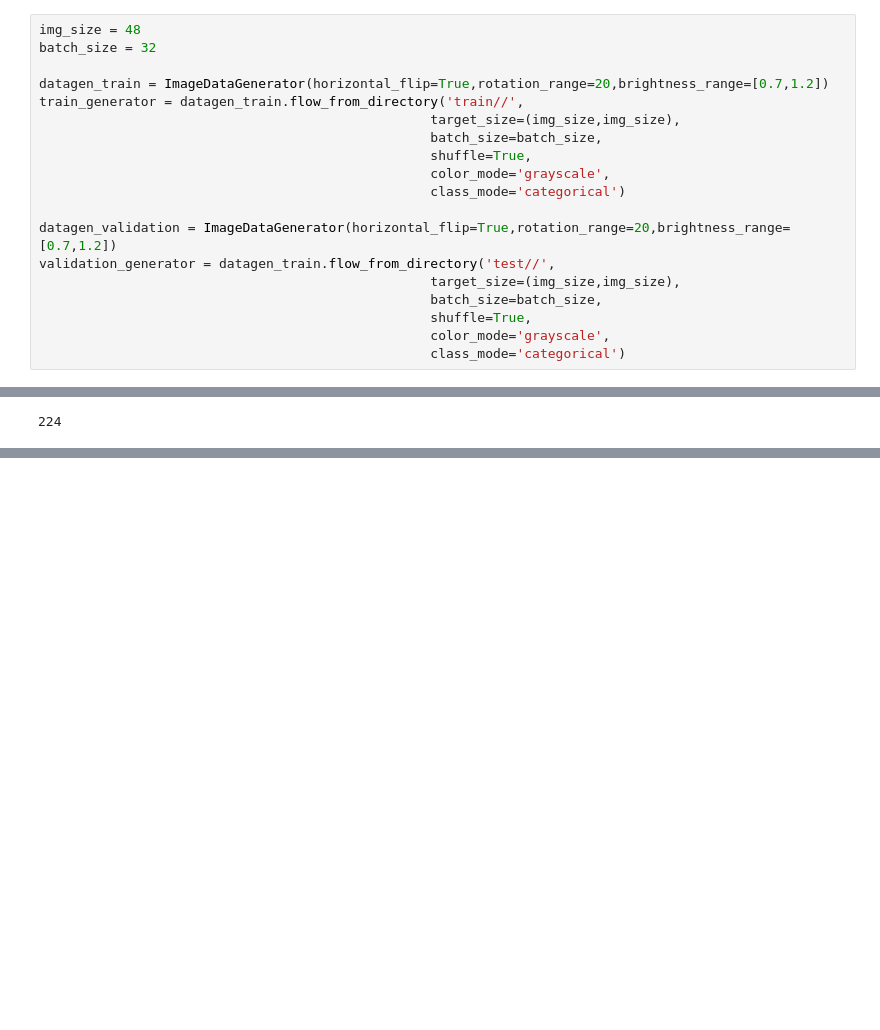
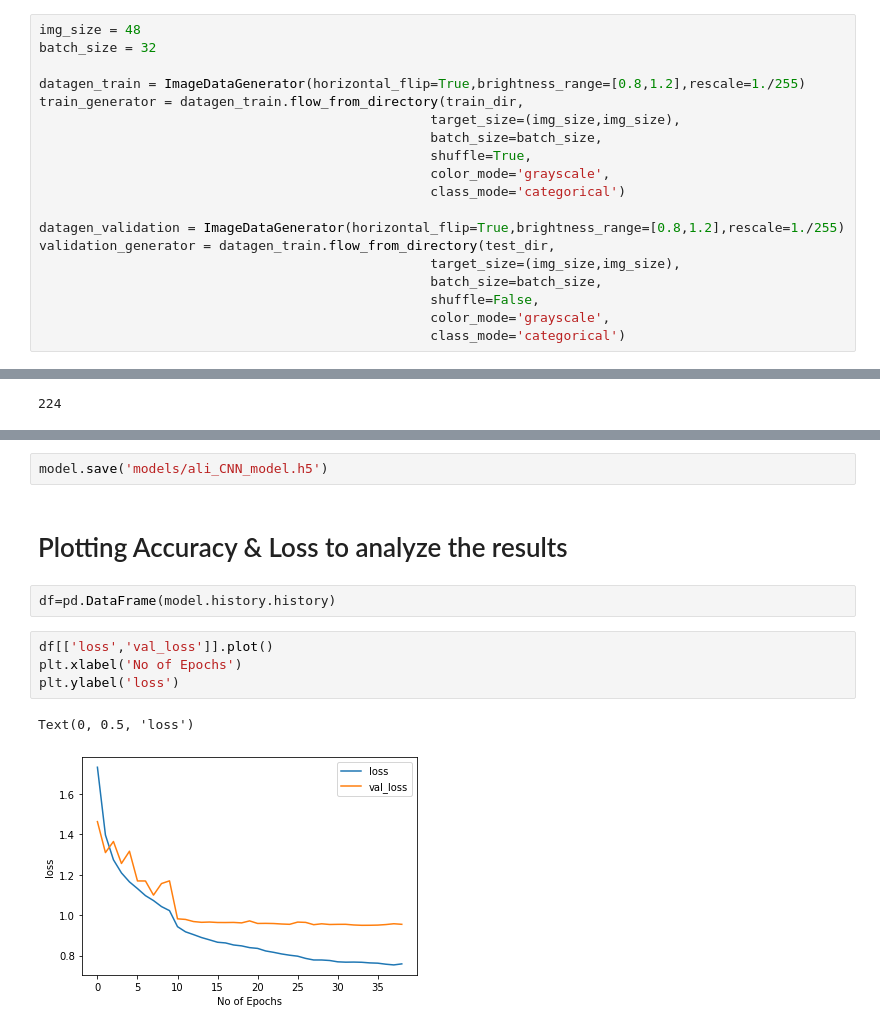
Before and after one commit to Ali-Asgar-Lakdawala/Face-Emotion-Recognition, a Jupyter notebook: Face Emotion Recognition CNN.ipynb, the cells around one changed output, grey strips where cells are left out. Saved outputs shown, nothing was run; the diff lists cells and outputs as text; blank space fills up the shorter version.

Commit message:
CNN model and its perfomance plots

```diff
--- a/Face Emotion Recognition CNN.ipynb
+++ b/Face Emotion Recognition CNN.ipynb
@@ -96,19 +103,19 @@ for expression in os.listdir("train/"):
 img_size = 48
 batch_size = 32
 
-datagen_train = ImageDataGenerator(horizontal_flip=True,rotation_range=20,brightness_range=[0.7,1.2])
-train_generator = datagen_train.flow_from_directory('train//',
+datagen_train = ImageDataGenerator(horizontal_flip=True,brightness_range=[0.8,1.2],rescale=1./255)
+train_generator = datagen_train.flow_from_directory(train_dir,
                                                   target_size=(img_size,img_size),
                                                   batch_size=batch_size,
                                                   shuffle=True,
                                                   color_mode='grayscale',
                                                   class_mode='categorical')
 
-datagen_validation = ImageDataGenerator(horizontal_flip=True,rotation_range=20,brightness_range=[0.7,1.2])
-validation_generator = datagen_train.flow_from_directory('test//',
+datagen_validation = ImageDataGenerator(horizontal_flip=True,brightness_range=[0.8,1.2],rescale=1./255)
+validation_generator = datagen_train.flow_from_directory(test_dir,
                                                   target_size=(img_size,img_size),
                                                   batch_size=batch_size,
-                                                  shuffle=True,
+                                                  shuffle=False,
                                                   color_mode='grayscale',
                                                   class_mode='categorical')
 # %% [output]
@@ -223,0 +249,13 @@ history = model.fit(
+# %%
+model.save('models/ali_CNN_model.h5')
+# %% [markdown]
+# Plotting Accuracy & Loss to analyze the results
+# %%
+df=pd.DataFrame(model.history.history)
+# %%
+df[['loss','val_loss']].plot()
+plt.xlabel('No of Epochs')
+plt.ylabel('loss')
+# %% [output]
+Text(0, 0.5, 'loss')
+[figure, added]
```
Also changed, not shown: parts of 15 cells of this notebook.
